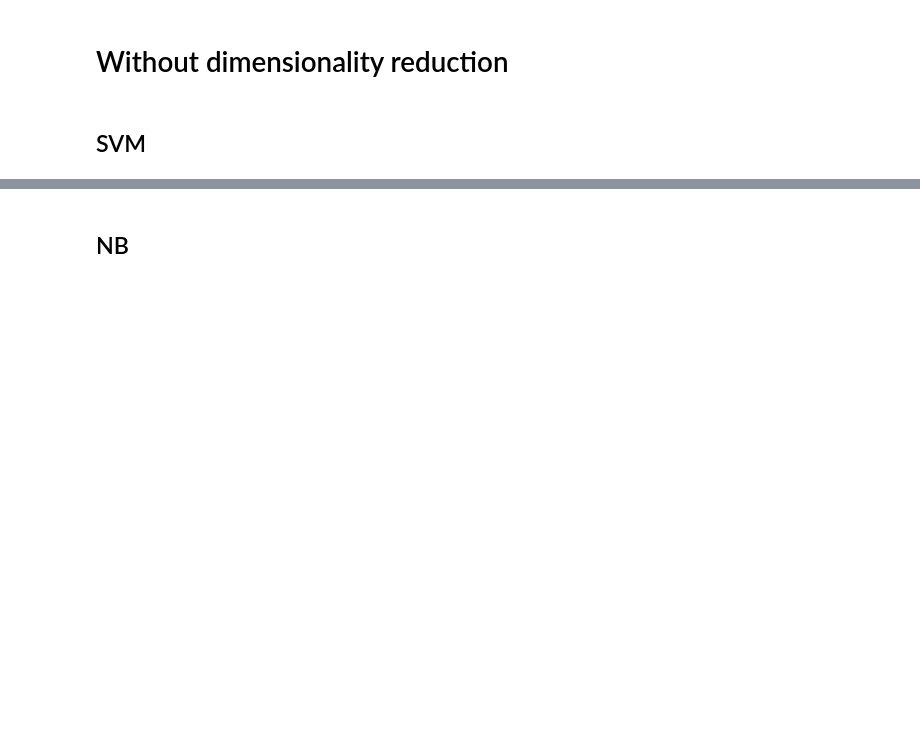
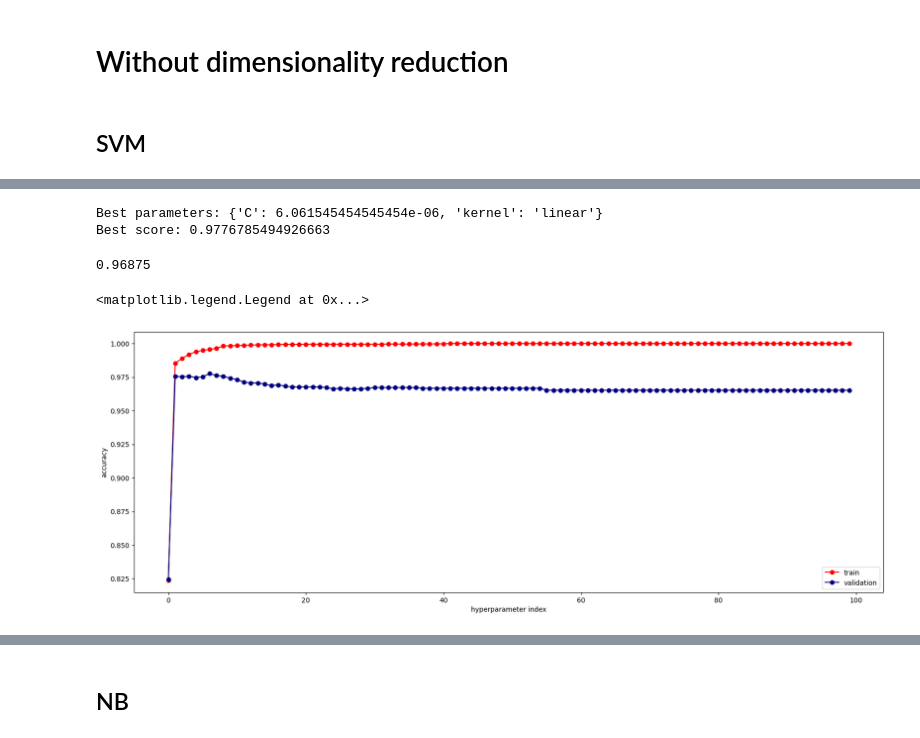
Before and after one commit to nickobard/Machine-Learning-II, a Jupyter notebook: 01/homework_01_B232.ipynb, the cells around one changed output, grey strips where cells are left out. Saved outputs shown, nothing was run; the diff lists cells and outputs as text; code cells hidden in the pictures; blank space fills up the shorter version.

```diff
--- a/01/homework_01_B232.ipynb
+++ b/01/homework_01_B232.ipynb
@@ -252,2 +328,6 @@ dtype: float64
 # %%
 ## SVM
+model = SVC()
+# %%
+X_cross = pd.concat((X_train, X_val))
+y_cross = pd.concat((y_train, y_val))
@@ -253,0 +336,4 @@ dtype: float64
+# %%
+grid_search = GridSearchCV(estimator=model, param_grid=param_grid_linear, scoring='accuracy', cv=5, n_jobs=-1,
+                           verbose=5, return_train_score=True)
+grid_search.fit(X=X_cross, y=y_cross)
@@ -253,0 +371,26 @@ dtype: float64
+# %%
+grid_search.best_params_
+print("Best parameters:", grid_search.best_params_)
+print("Best score:", grid_search.best_score_)
+# %% [output]
+Best parameters: {'C': 6.061545454545454e-06, 'kernel': 'linear'}
+Best score: 0.9776785494926663
+# %%
+test_accuracies = grid_search.cv_results_['mean_train_score']
+val_accuracies = grid_search.cv_results_['mean_test_score']
+# %%
+best_model = SVC(C=1e-06, kernel='linear')
+best_model.fit(X_train, y_train)
+metrics.accuracy_score(y_val, best_model.predict(X_val))
+# %% [output]
+0.96875
+# %%
+fig, ax = plt.subplots(figsize=(20, 7))
+ax.plot(test_accuracies, 'o-', label='train', color='red')
+ax.plot(val_accuracies, 'o-', label='validation', color='navy')
+ax.set_xlabel('hyperparameter index')
+ax.set_ylabel('accuracy')
+ax.legend(loc="lower right")
+# %% [output]
+<matplotlib.legend.Legend at 0x...>
+[figure, added]
```
Also changed, not shown: parts of 28 cells of this notebook.
